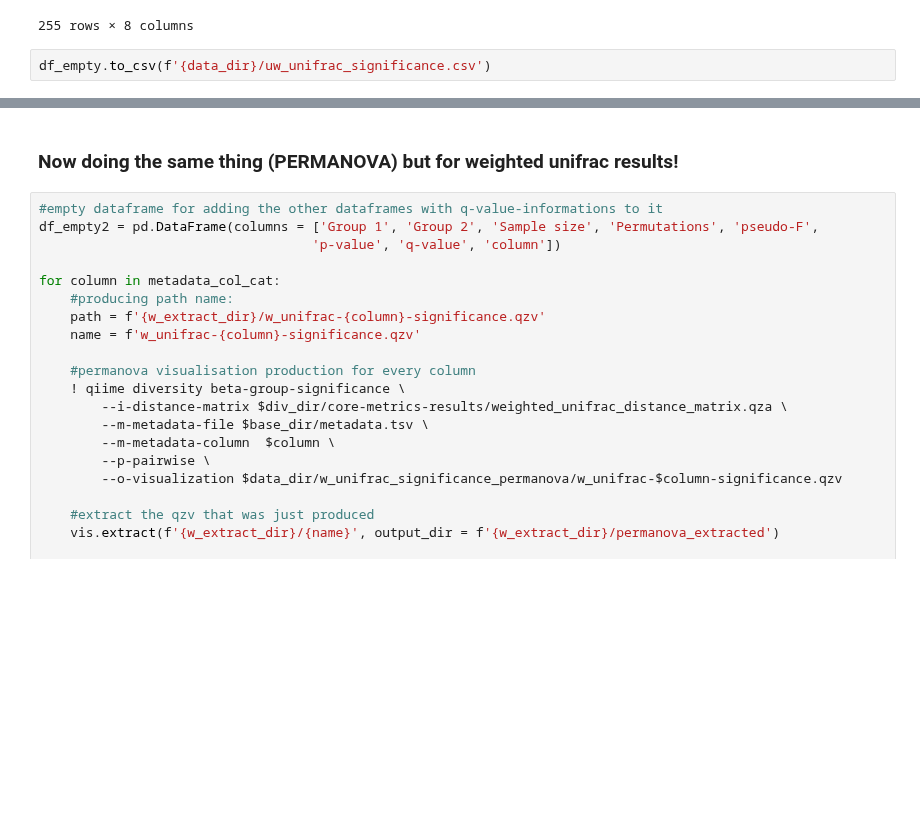
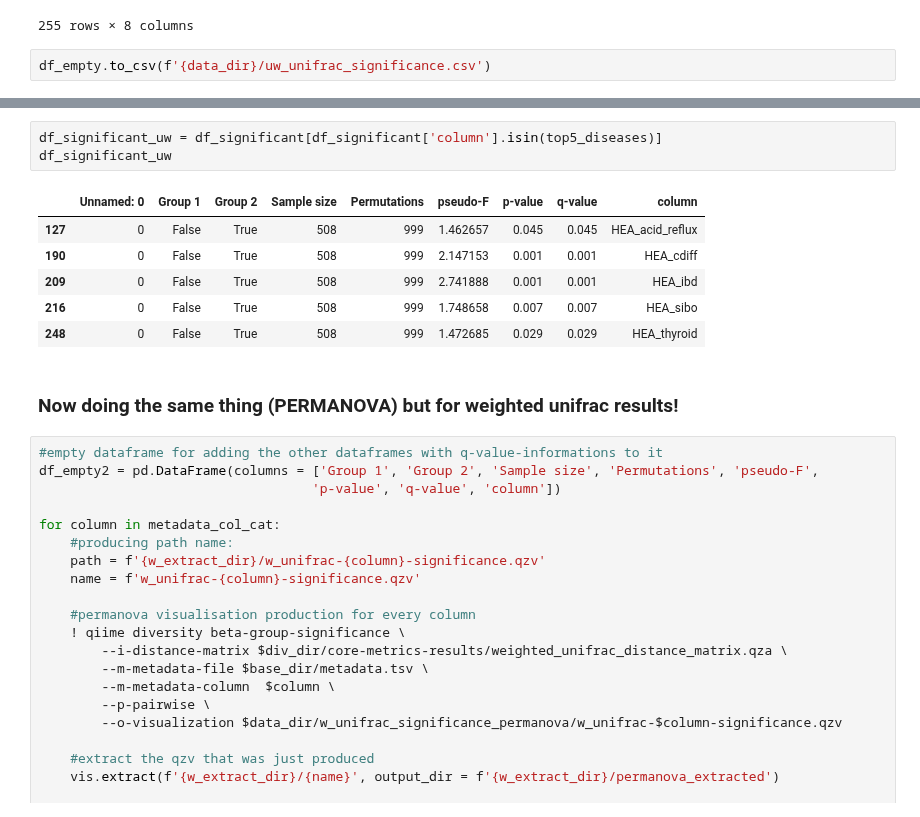
Before and after one commit to annawet/Poop-Power, a Jupyter notebook: w7_poop_BetaDiversity.ipynb, the cells around one changed output, grey strips where cells are left out. Cells and saved outputs as stored; diff of their text form; blank space fills up the shorter version.

Commit message:
creating tables for beta diversity

```diff
--- a/w7_poop_BetaDiversity.ipynb
+++ b/w7_poop_BetaDiversity.ipynb
@@ -393,6 +384,16 @@ df_significant.sort_values(by = 'q-value')
 | 127 | 0 | False | True | 508 | 999 | 1.462657 | 0.045 | 0.045000 | HEA_acid_reflux |
 | 133 | 3 | 6 months | Week | 86 | 999 | 1.670063 | 0.019 | 0.047500 | HEA_antibiotic_history |
 | 11 | 11 | 30s | 70+ | 108 | 999 | 1.706402 | 0.011 | 0.049500 | GEN_age_cat |
+# %%
+df_significant_uw = df_significant[df_significant['column'].isin(top5_diseases)]
+df_significant_uw
+# %% [output]
+|  | Unnamed: 0 | Group 1 | Group 2 | Sample size | Permutations | pseudo-F | p-value | q-value | column |
+| 127 | 0 | False | True | 508 | 999 | 1.462657 | 0.045 | 0.045 | HEA_acid_reflux |
+| 190 | 0 | False | True | 508 | 999 | 2.147153 | 0.001 | 0.001 | HEA_cdiff |
+| 209 | 0 | False | True | 508 | 999 | 2.741888 | 0.001 | 0.001 | HEA_ibd |
+| 216 | 0 | False | True | 508 | 999 | 1.748658 | 0.007 | 0.007 | HEA_sibo |
+| 248 | 0 | False | True | 508 | 999 | 1.472685 | 0.029 | 0.029 | HEA_thyroid |
 # %% [markdown]
 ### Now doing the same thing (PERMANOVA) but for weighted unifrac results!
 # %%
```
Also changed, not shown: parts of 13 cells of this notebook, 4 other files.
